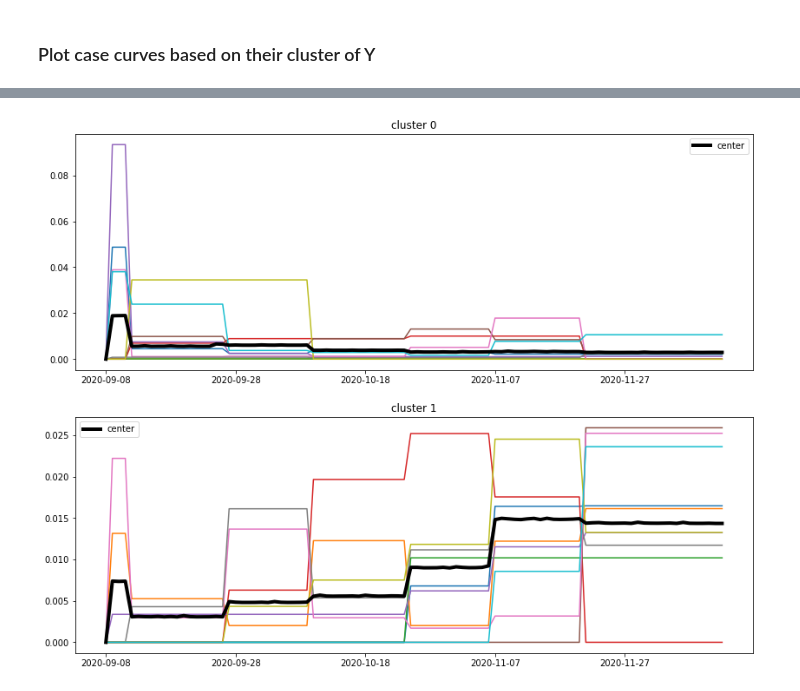
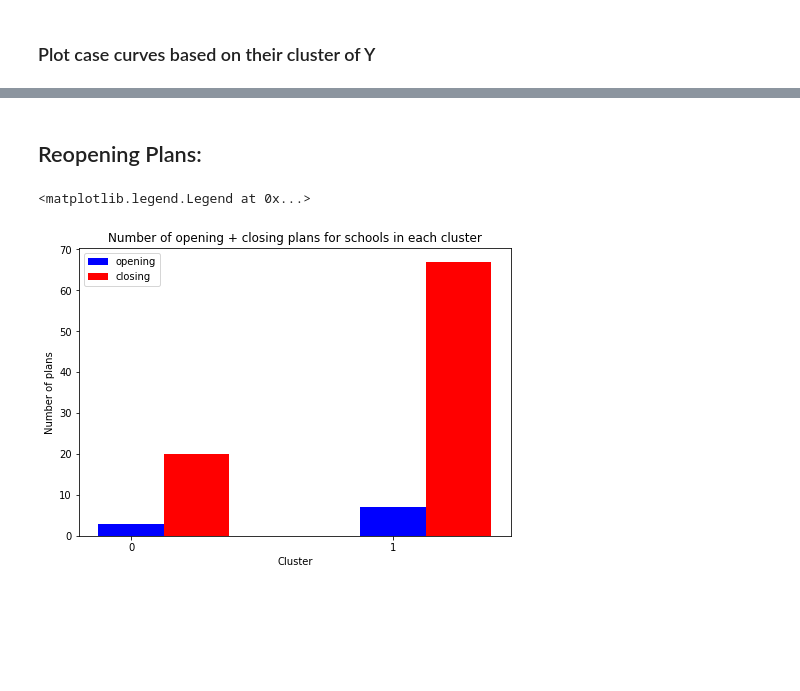
Before and after one commit to kevin-q2/Covid_Diffusion, a Jupyter notebook: analysis/School_Clustering.ipynb, the cells around one changed output, grey strips where cells are left out. Drawn from its saved outputs; the diff is of its cells as text; code cells hidden in the pictures; blank space fills up the shorter version.

```diff
--- a/analysis/School_Clustering.ipynb
+++ b/analysis/School_Clustering.ipynb
@@ -216,5 +272,53 @@ plot_cluster(normed, counter, mean=True)
 # %%
-new_case = normed.new_case_calc()
-plot_cluster(new_case, counter, mean=True)
+#new_case = normed.new_case_calc()
+#plot_cluster(new_case, counter, mean=True, ylimit=0.1)
-# %% [output]
-[figure, removed]
+# %% [markdown]
+## Reopening Plans:
+# %%
+# Bring in the reopening plan data
+rep = os.path.join(par, "other_data", "clean_reopen_plans.csv")
+reopen = pd.read_csv(rep, index_col = 0)
+reopen["Date"] = pd.to_datetime(reopen["Date"])
+reopen = reopen.drop(reopen.loc[reopen.Date < dt.datetime(2020, 9, 8)].index)
+reopen.index = range(len(reopen.index))
+
+big_ten_names = {'University of Maryland, College Park':'Maryland','Michigan State University':'Michigan State',
+                'University of Minnesota Twin Cities':'Minnesota', 'Northwestern University':'Northwestern',
+                'University of Illinois Urbana-Champaign':'Illinois','University of Wisconsin-Madison':'UW-Madison',
+                'University of Michigan':"Michigan"}
+for n in big_ten_names.keys():
+    reopen = reopen.replace(n, big_ten_names[n])
+# %%
+rep_dat = {i:[0,0] for i in range(num_clust)}
+reopen["Cluster"] = [-1]*len(reopen.index)
+
+for s in reopen.School.value_counts().index:
+    rows = reopen.loc[reopen.School == s]
+    try:
+        int_loc = normed.dataframe.columns.get_loc(s)
+        for r in rows.index:
+            proc = reopen.iloc[r,2]
+            clustery = counter[int_loc]
+
+            if proc == 'closing':
+                rep_dat[clustery][1] += 1
+            else:
+                rep_dat[clustery][0] += 1
+
+            reopen.iloc[r,6] = clustery
+    except:
+        reopen = reopen.drop(reopen.loc[reopen.School == s].index, axis=0)
+# %%
+Z = np.arange(num_clust)
+fig = plt.figure()
+ax = fig.add_axes([0,0,1,1])
+ax.bar(Z + 0.00, [rep_dat[i][0] for i in rep_dat.keys()], color = 'b', width = 0.25, label = 'opening')
+ax.bar(Z + 0.25, [rep_dat[i][1] for i in rep_dat.keys()], color = 'r', width = 0.25, label = 'closing')
+ax.set_xticks([0,1])
+ax.set_ylabel("Number of plans")
+ax.set_xlabel('Cluster')
+ax.set_title("Number of opening + closing plans for schools in each cluster")
+plt.legend()
+# %% [output]
+<matplotlib.legend.Legend at 0x...>
+[figure, added]
```
Also changed, not shown: parts of 20 cells of this notebook, 3 other files.
